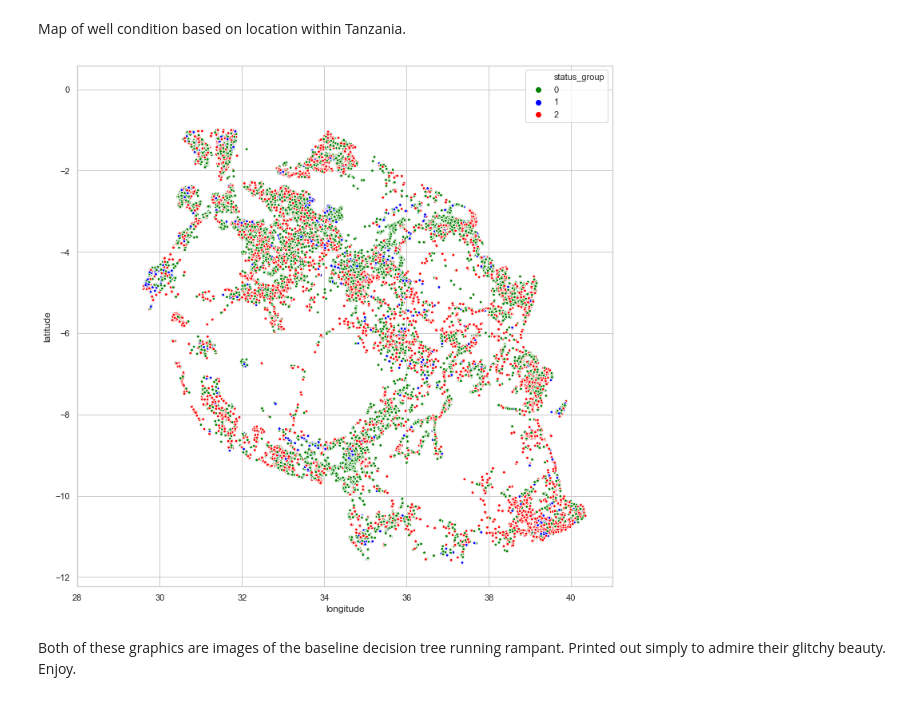
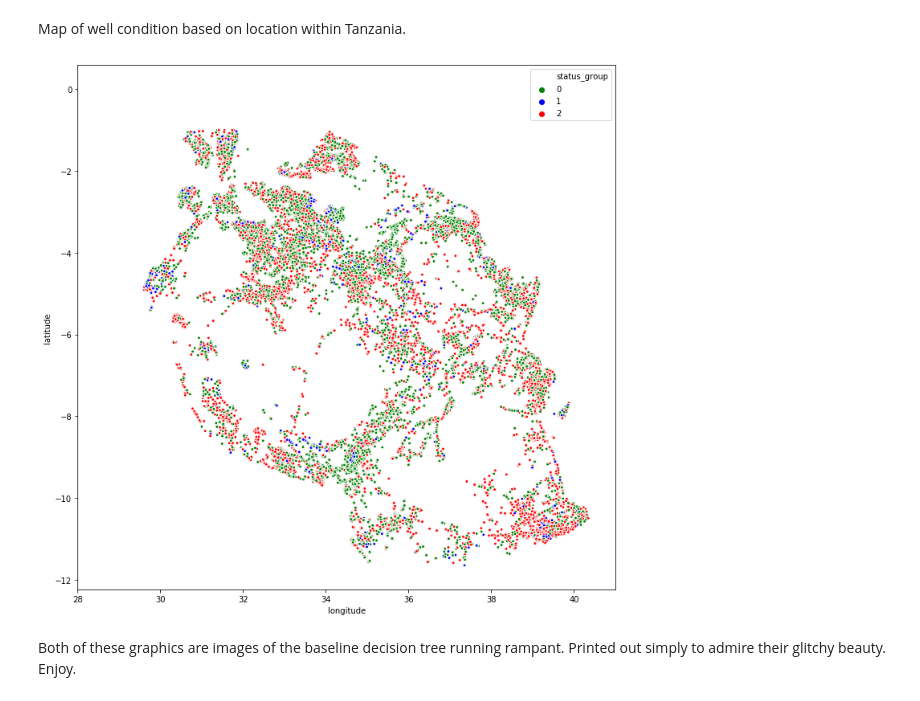
Before and after one commit to stevenzych/tanzanian_wells, a Jupyter notebook: notebooks/modeling.ipynb, the cells around one changed output. Drawn from its saved outputs; the diff is of its cells as text; code cells hidden in the pictures.

```diff
--- a/notebooks/modeling.ipynb
+++ b/notebooks/modeling.ipynb
@@ -513,12 +526,12 @@ fig.set_title("Feature Importances In RF Model", fontsize=18);
 # %% [markdown]
 Map of well condition based on location within Tanzania.
 # %%
-sns.set(style='whitegrid')
+# sns.set(style='whitegrid')
 plt.figure(figsize=(12,12))
 sns.scatterplot(x=df.longitude, y=df.latitude, hue=df.status_group, palette=['green', 'blue', 'red'], s=13)
 plt.xlim(28, 41);
 # %% [output]
-[figure, old version]
+[figure, new version]
 # %% [markdown]
 Both of these graphics are images of the baseline decision tree running rampant. Printed out simply to admire their glitchy beauty. Enjoy.
 # %%
```
Also changed, not shown: parts of 1 cell of this notebook, 6 other files.
